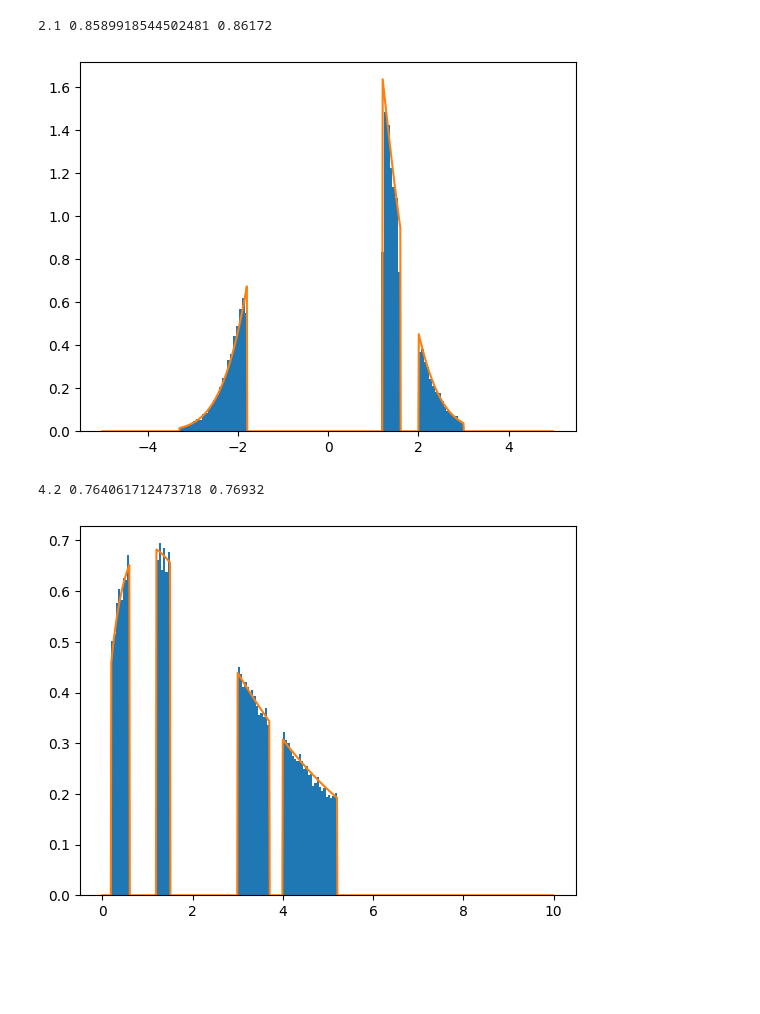
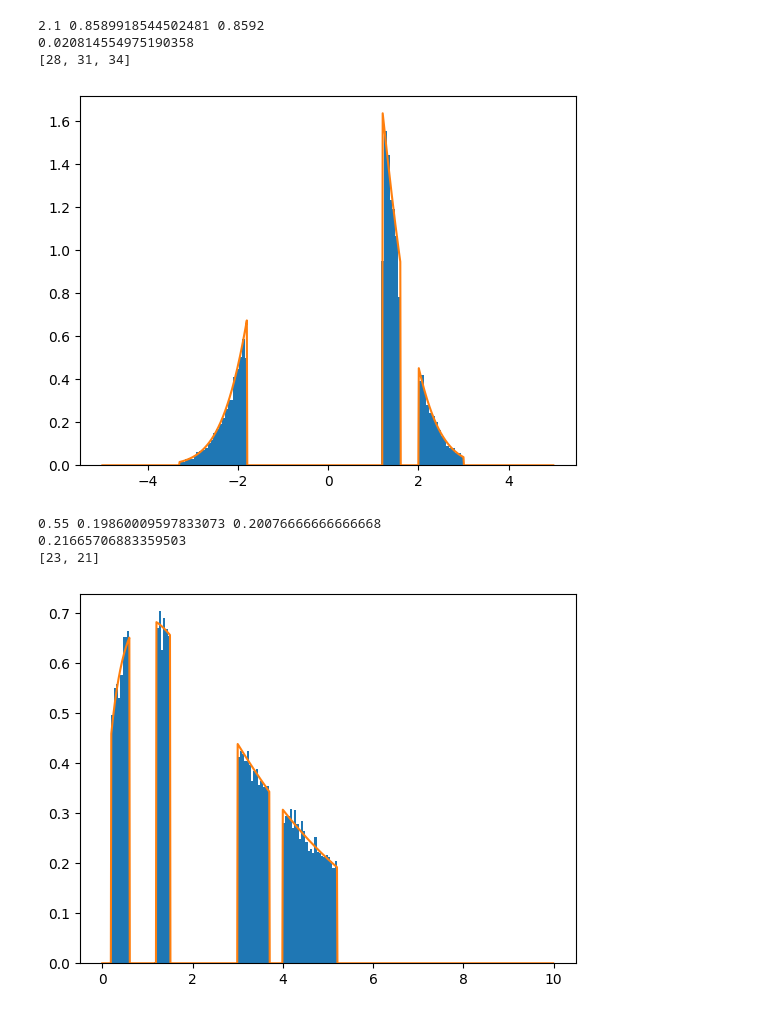
Before and after one commit to shirara1016/sampling_si, a Jupyter notebook: test.ipynb, the cells around one changed output. Saved outputs shown, nothing was run; the diff lists cells and outputs as text; code cells hidden in the pictures; blank space fills up the shorter version.

```diff
--- a/test.ipynb
+++ b/test.ipynb
@@ -7,30 +7,40 @@ from smc import SMC
 
 intervals = [[-3.3, -1.8], [1.2, 1.6], [2, 3]]
 sampler = SMC(lambda x: norm.pdf(x) * indicator(intervals)(x),
-              start=-100, end=100, seed=0)
+              start=-100, end=100, seed=None)
 
-x = sampler.sampling(50000)
+x = sampler.sampling(30000)
 plt.hist(x, density=True, bins=100)
 plt.plot(tmp := np.arange(-5, 5, 0.01), tn_pdf(tmp, intervals))
 print(stat := 2.1, tn_cdf(stat, intervals), np.mean(x <= stat))
+print(np.abs(tn_cdf(stat, intervals) - np.mean(x <= stat)) * 100)
+
+print(sampler.mh_steps)
 # %% [output]
-2.1 0.8589918544502481 0.86172
+2.1 0.8589918544502481 0.8592
+0.020814554975190358
+[28, 31, 34]
-[figure, old version]
+[figure, new version]
 # %%
 import matplotlib.pyplot as plt
 import numpy as np
 from scipy.stats import chi2
 from truncated import indicator, tc2_pdf, tc2_cdf
 from smc import SMC
 
 intervals = [[0.2, 0.6], [1.2, 1.5], [3, 3.7], [4, 5.2]]
 sampler = SMC(lambda x: chi2.pdf(x, 3) * indicator(intervals)(x),
-              start=0, end=100, seed=0)
+              start=0, end=100, seed=None)
 
-x = sampler.sampling(50000)
+x = sampler.sampling(30000)
 plt.hist(x, density=True, bins=100)
 plt.plot(tmp := np.arange(0, 10, 0.01), tc2_pdf(tmp, 3, intervals))
-print(stat := 4.2, tc2_cdf(stat, 3, intervals), np.mean(x <= stat))
+print(stat := 0.55, tc2_cdf(stat, 3, intervals), np.mean(x <= stat))
+print(np.abs(tc2_cdf(stat, 3, intervals) - np.mean(x <= stat)) * 100)
+
+print(sampler.mh_steps)
 # %% [output]
-4.2 0.764061712473718 0.76932
+0.55 0.19860009597833073 0.20076666666666668
+0.21665706883359503
+[23, 21]
-[figure, old version]
+[figure, new version]
```
